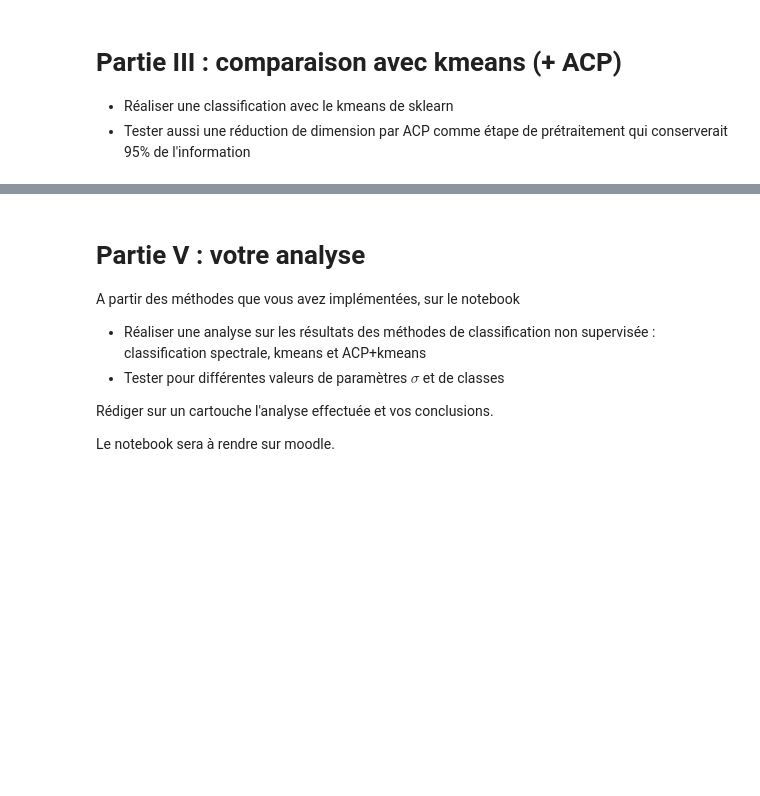
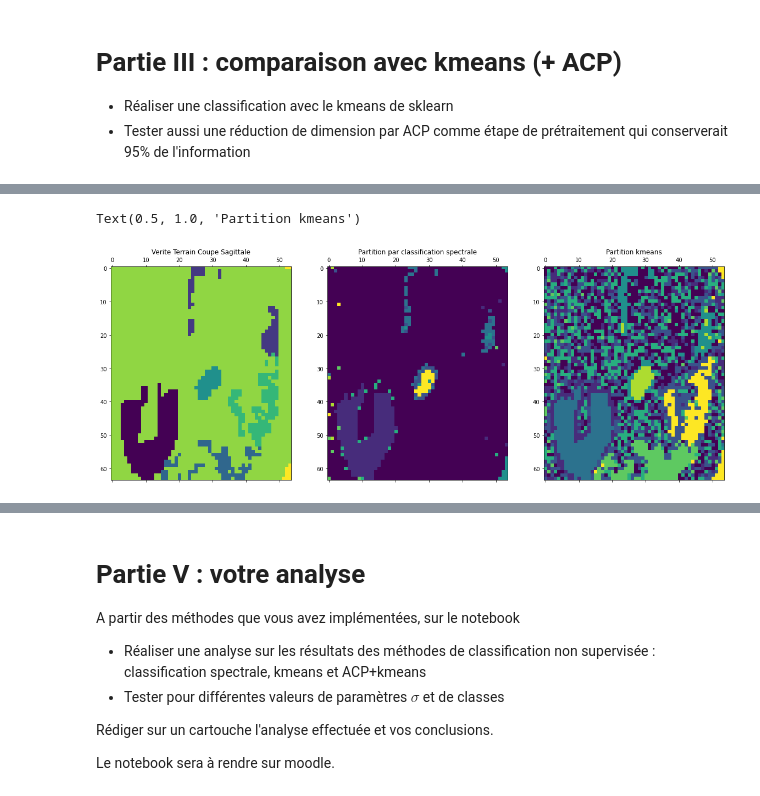
Before and after one commit to TwilCynder/univ-documents, a Jupyter notebook: M1/S7/csap/Miniprojet/SujetMiniProjet/MiniProjet_SegmentationTEP.ipynb, the cells around one changed output, grey strips where cells are left out. Cells and saved outputs as stored; diff of their text form; code cells hidden in the pictures; blank space fills up the shorter version.

```diff
--- a/M1/S7/csap/Miniprojet/SujetMiniProjet/MiniProjet_SegmentationTEP.ipynb
+++ b/M1/S7/csap/Miniprojet/SujetMiniProjet/MiniProjet_SegmentationTEP.ipynb
@@ -265,16 +283,19 @@ En utilisant la vérité terrain des coupes (repectivement les matrices *ImageRO
 # %%
 dataROISagit= scipy.io.loadmat('ImageROI_DataSagittale.mat')
 dataROI_S = pd.DataFrame(dataROISagit['Image_ROI_S'])
 
 
 # résultat vérité terrain et clustering spectral
 fig, axs = plt.subplots(nrows=1, ncols=3, figsize=(20, 10))
 axs[0].matshow(dataROI_S)
 axs[0].set_title('Verite Terrain Coupe Sagittale')
 axs[1].matshow(ImSagittaleSC.T)
 axs[1].set_title('Partition par classification spectrale')
-axs[2].matshow(ImSagittaleSC.T) # à modifier par Image issue du Kmeans
+axs[2].matshow(imgKmeans_S) # à modifier par Image issue du Kmeans
 axs[2].set_title('Partition kmeans')
+# %% [output]
+Text(0.5, 1.0, 'Partition kmeans')
+[figure, added]
 # %%
 dataROITrans= scipy.io.loadmat('ImageROI_DataTransverse.mat')
 dataROI_T = pd.DataFrame(dataROITrans['Image_ROI_T'])
```
Also changed, not shown: parts of 11 cells of this notebook, 31 other files.
